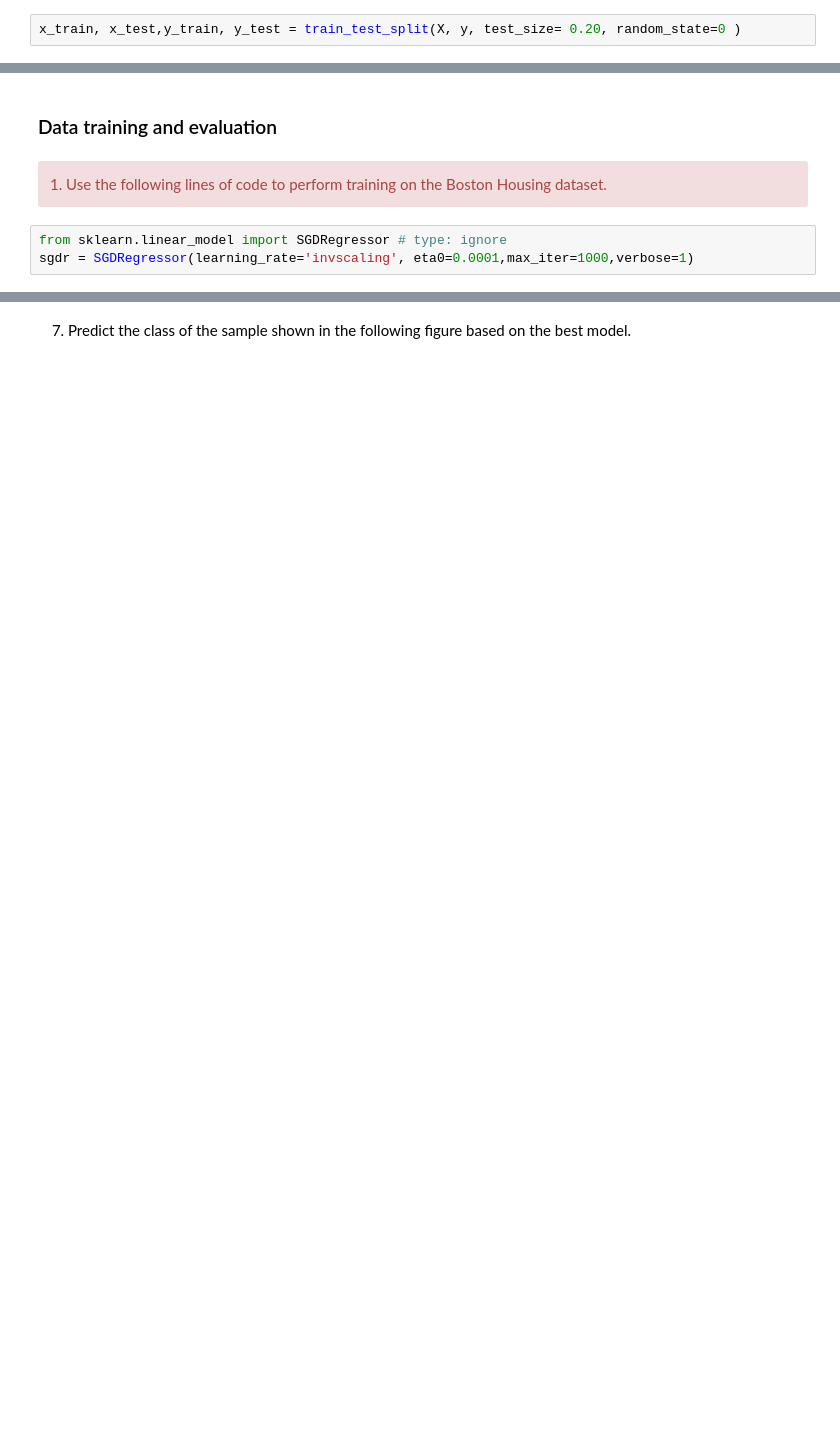
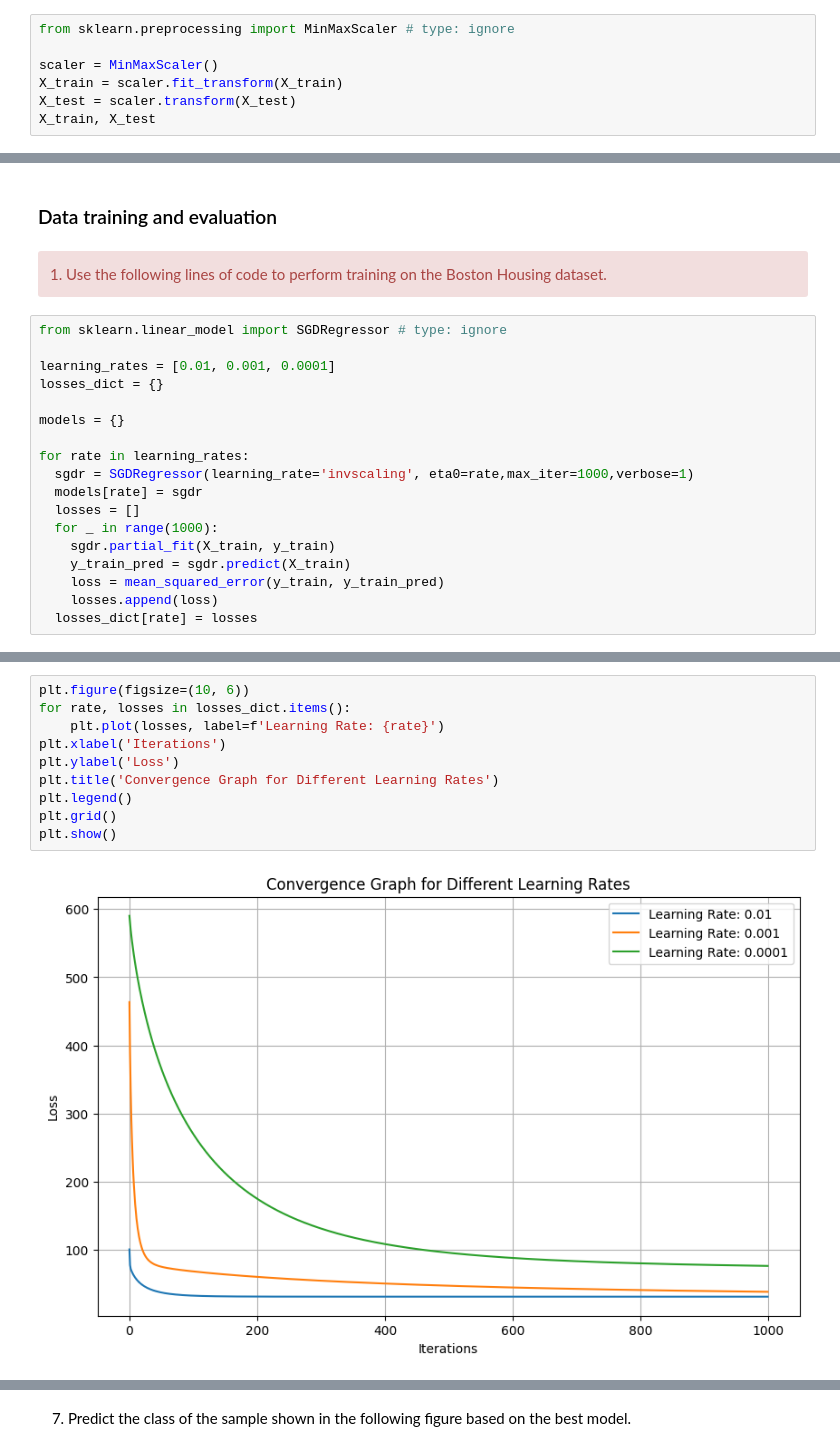
Before and after one commit to SenhadjiMSaid/ML-IASD-2CS-ESI-SBA, a Jupyter notebook: TP3/TP3V2.ipynb, the cells around one changed output, grey strips where cells are left out. Cells and saved outputs as stored; diff of their text form; blank space fills up the shorter version.

```diff
--- a/TP3/TP3V2.ipynb
+++ b/TP3/TP3V2.ipynb
@@ -352,2 +332,7 @@ y = scale(y)
-# %%
-x_train, x_test,y_train, y_test = train_test_split(X, y, test_size= 0.20, random_state=0 )
+# %%
+from sklearn.preprocessing import MinMaxScaler # type: ignore
+
+scaler = MinMaxScaler()
+X_train = scaler.fit_transform(X_train)
+X_test = scaler.transform(X_test)
+X_train, X_test
@@ -357,6 +360,21 @@ x_train, x_test,y_train, y_test = train_test_split(X, y, test_size= 0.20, random
 <div class="alert alert-block alert-danger">
 1. Use the following lines of code to perform training on the Boston Housing dataset.
 <div/>
-# %%
-from sklearn.linear_model import SGDRegressor # type: ignore
-sgdr = SGDRegressor(learning_rate='invscaling', eta0=0.0001,max_iter=1000,verbose=1)
+# %%
+from sklearn.linear_model import SGDRegressor # type: ignore
+
+learning_rates = [0.01, 0.001, 0.0001]
+losses_dict = {}
+
+models = {}
+
+for rate in learning_rates:
+  sgdr = SGDRegressor(learning_rate='invscaling', eta0=rate,max_iter=1000,verbose=1)
+  models[rate] = sgdr
+  losses = []
+  for _ in range(1000):
+    sgdr.partial_fit(X_train, y_train)
+    y_train_pred = sgdr.predict(X_train)
+    loss = mean_squared_error(y_train, y_train_pred)
+    losses.append(loss)
+  losses_dict[rate] = losses
@@ -379,0 +416,12 @@ using the 0.01 learning rate? Which variable controls this behavior?
+# %%
+plt.figure(figsize=(10, 6))
+for rate, losses in losses_dict.items():
+    plt.plot(losses, label=f'Learning Rate: {rate}')
+plt.xlabel('Iterations')
+plt.ylabel('Loss')
+plt.title('Convergence Graph for Different Learning Rates')
+plt.legend()
+plt.grid()
+plt.show()
+# %% [output]
+[figure, added]
```
Also changed, not shown: parts of 29 cells of this notebook.
